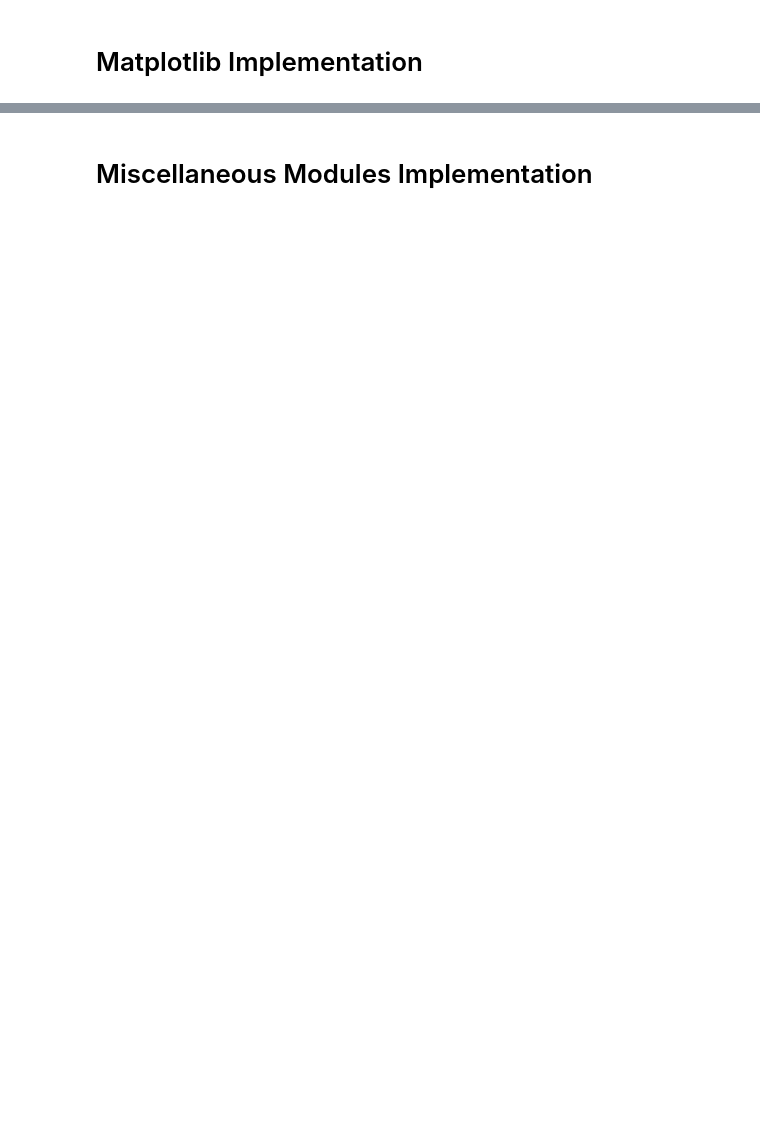
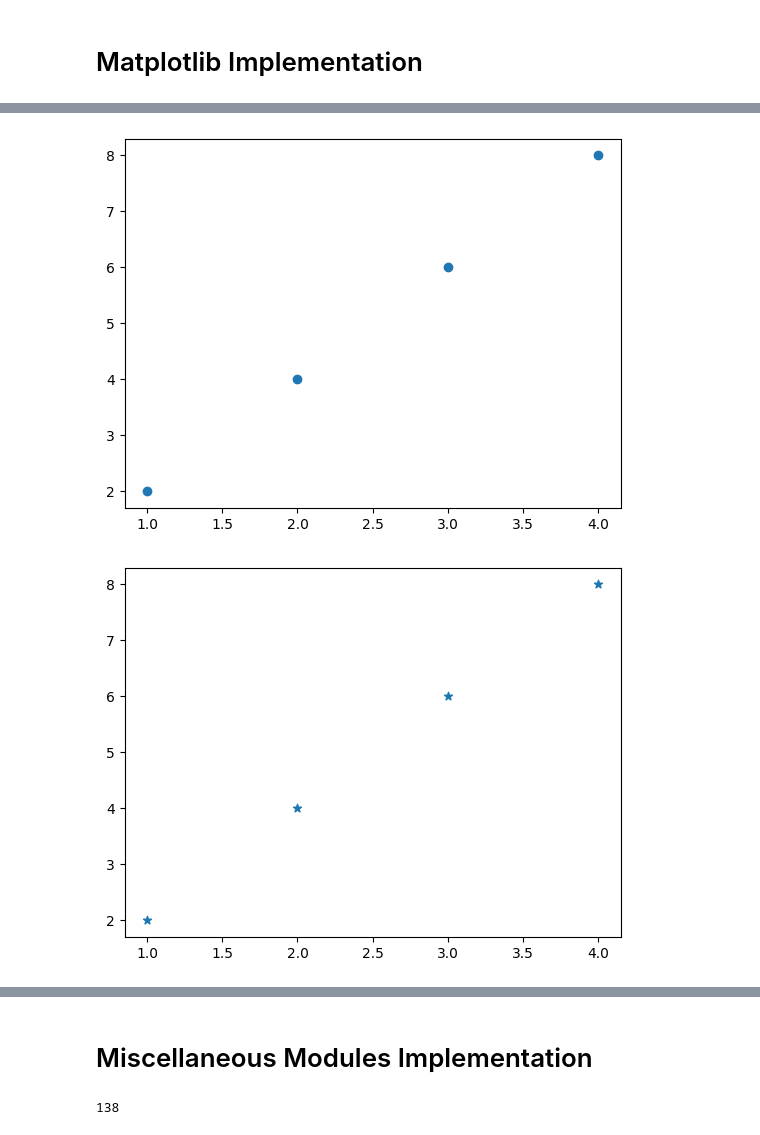
Before and after one commit to Ananya-L/LS-ML, a Jupyter notebook: Python_Modules.ipynb, the cells around one changed output, grey strips where cells are left out. Cells and saved outputs as stored; diff of their text form; code cells hidden in the pictures; blank space fills up the shorter version.

```diff
--- a/Python_Modules.ipynb
+++ b/Python_Modules.ipynb
@@ -77,18 +102,26 @@ ypoints=np.array([2,4,6,8])
 
 #Plot these points without drawing a line
 #Your code here
-
+plt.scatter(xpoints,ypoints)
+plt.show()
 #Plotting with marker: Plot these points with a marker(Star marker)
 #Your code here
-
+plt.scatter(xpoints,ypoints,marker = '*')
+plt.show()
 #Using fmt format, add circular marker,red color and Dashed line
 #Your code here
-
+plt.plot(xpoints,ypoints,'o:r')
+plt.show()
 #Add xlabel,ylabel and title for the plot.
 #Your code here
-
+plt.xlabel("xpoints")
+plt.ylabel("ypoints")
 #Create a scatter plot for xpoints and ypoints
 #Your code here
-
+plt.scatter(xpoints,ypoints)
+plt.show()
 #Set color to the scatter plot. Blue,Green,Red and yellow color for each point respectively
+colors = ['b','g','r','y']
+plt.scatter(xpoints,ypoints, c = colors)
+plt.show()
 # %% [output]
@@ -95,0 +128,2 @@ SyntaxError: invalid syntax (<ipython-input-5-8ace55936b42>, line 2)
+[figure, added]
+[figure, added]
@@ -101,8 +138,13 @@ import numpy as np
 
 #Set the seed of random to 20
 #Your code here
-
+random.seed(20)
 arr1=np.array([1,24,31,45,73,81,94,25])
-
+arr1_list = arr1.tolist()
+random_numbers = random.sample(arr1_list,4)
+sum = sum(random_numbers)
+print(sum)
 #Using the random module pick 4 different random numbers from arr1 and return their sum.
 #Your code here
+# %% [output]
+138
```
Also changed, not shown: parts of 3 cells of this notebook.
